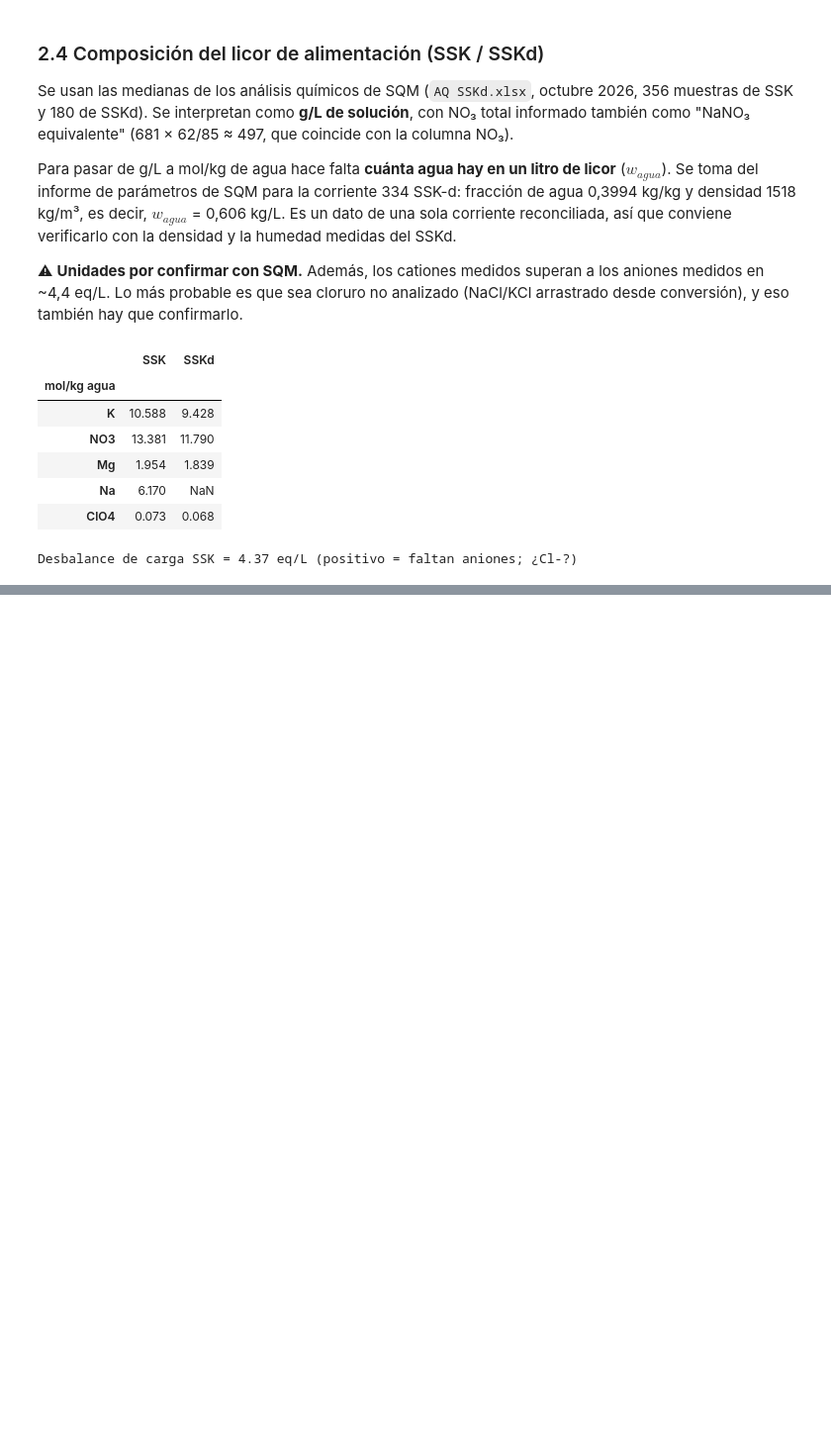
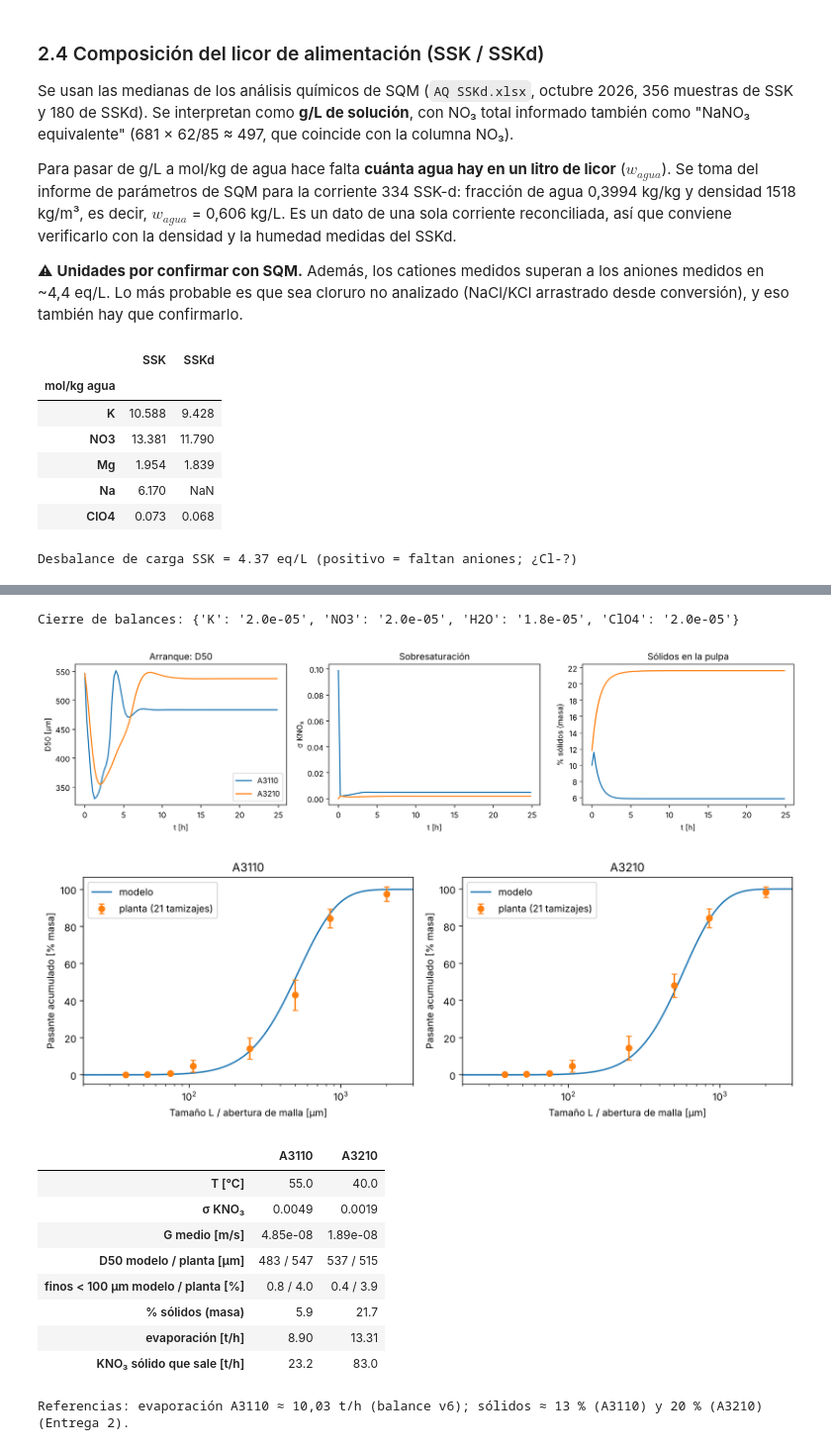
Before and after one commit to antomoyaa/CristalizadorPT, a Jupyter notebook: Cristalizador_SQM.ipynb, the cells around one changed output, grey strips where cells are left out. Shown at 99% size. Saved outputs shown, nothing was run; the diff lists cells and outputs as text; code cells hidden in the pictures; blank space fills up the shorter version.

```diff
--- a/Cristalizador_SQM.ipynb
+++ b/Cristalizador_SQM.ipynb
@@ -1033,0 +878,52 @@ Con estos parámetros, el modelo podría predecir cuánto perclorato se va con e
+# %%
+sol = simular(t_h=25.0, n_out=300)
+y_ss = sol.y[:, -1]
+r1, r2 = resultados_tren(y_ss)
+print("Cierre de balances:", {k: f"{v:.1e}" for k, v in cierre_balances(y_ss).items()})
+
+th = sol.t / 3600
+traj = {k: [] for k in ("D50_1", "D50_2", "sig1", "sig2", "sol1", "sol2")}
+for i in range(0, sol.t.size, 3):
+    a1, a2 = resultados_tren(sol.y[:, i])
+    traj["D50_1"].append(a1["D50_um"]); traj["D50_2"].append(a2["D50_um"])
+    traj["sig1"].append(a1["diag"]["sigma"]); traj["sig2"].append(a2["diag"]["sigma"])
+    traj["sol1"].append(a1["solidos_pct"]); traj["sol2"].append(a2["solidos_pct"])
+tt = th[::3]
+fig, ax = plt.subplots(1, 3, figsize=(14, 3.6))
+ax[0].plot(tt, traj["D50_1"], label="A3110"); ax[0].plot(tt, traj["D50_2"], label="A3210")
+ax[0].set(xlabel="t [h]", ylabel="D50 [µm]", title="Arranque: D50"); ax[0].legend()
+ax[1].plot(tt, traj["sig1"]); ax[1].plot(tt, traj["sig2"]); ax[1].set(xlabel="t [h]", ylabel="σ KNO₃", title="Sobresaturación")
+ax[2].plot(tt, traj["sol1"]); ax[2].plot(tt, traj["sol2"]); ax[2].set(xlabel="t [h]", ylabel="% sólidos (masa)", title="Sólidos en la pulpa")
+plt.tight_layout(); plt.show()
+
+fig, ax = plt.subplots(1, 2, figsize=(11, 4))
+for a, k, r, nombre in ((ax[0], 1, r1, "A3110"), (ax[1], 2, r2, "A3210")):
+    a.plot(EDGES[1:] * 1e6, r["pasante"], label="modelo")
+    a.errorbar(MALLAS_UM, AG_PLANTA[k]["media"], yerr=AG_PLANTA[k]["sd"], fmt="o", capsize=3, label="planta (21 tamizajes)")
+    a.set(xscale="log", xlim=(20, 3000), xlabel="Tamaño L / abertura de malla [µm]", ylabel="Pasante acumulado [% masa]", title=nombre)
+    a.legend()
+plt.tight_layout(); plt.show()
+
+display(pd.DataFrame({
+    nombre: {"T [°C]": OPER["T_C"][k], "σ KNO₃": f"{r['diag']['sigma']:.4f}",
+             "G medio [m/s]": f'{np.average(r["diag"]["G"], weights=np.maximum(_desempacar(y_ss[(k-1)*NEST:k*NEST])[7]*L2, 1e-300)):.2e}',
+             "D50 modelo / planta [µm]": f"{r['D50_um']:.0f} / {d_pct(MALLAS_UM, AG_PLANTA[k]['media'], 50):.0f}",
+             "finos < 100 µm modelo / planta [%]": f"{r['finos100_pct']:.1f} / {np.interp(100, MALLAS_UM, AG_PLANTA[k]['media']):.1f}",
+             "% sólidos (masa)": f"{r['solidos_pct']:.1f}", "evaporación [t/h]": f"{r['evap_t_h']:.2f}",
+             "KNO₃ sólido que sale [t/h]": f"{r['prod_t_h']:.1f}"}
+    for nombre, k, r in (("A3110", 1, r1), ("A3210", 2, r2))}))
+print("Referencias: evaporación A3110 ≈ 10,03 t/h (balance v6); sólidos ≈ 13 % (A3110) y 20 % (A3210) (Entrega 2).")
+# %% [output]
+Cierre de balances: {'K': '2.0e-05', 'NO3': '2.0e-05', 'H2O': '1.8e-05', 'ClO4': '2.0e-05'}
+[figure, added]
+[figure, added]
+|  | A3110 | A3210 |
+| T [°C] | 55.0 | 40.0 |
+| σ KNO₃ | 0.0049 | 0.0019 |
+| G medio [m/s] | 4.85e-08 | 1.89e-08 |
+| D50 modelo / planta [µm] | 483 / 547 | 537 / 515 |
+| finos < 100 µm modelo / planta [%] | 0.8 / 4.0 | 0.4 / 3.9 |
+| % sólidos (masa) | 5.9 | 21.7 |
+| evaporación [t/h] | 8.90 | 13.31 |
+| KNO₃ sólido que sale [t/h] | 23.2 | 83.0 |
+Referencias: evaporación A3110 ≈ 10,03 t/h (balance v6); sólidos ≈ 13 % (A3110) y 20 % (A3210) (Entrega 2).
```
Also changed, not shown: parts of 101 cells of this notebook.
